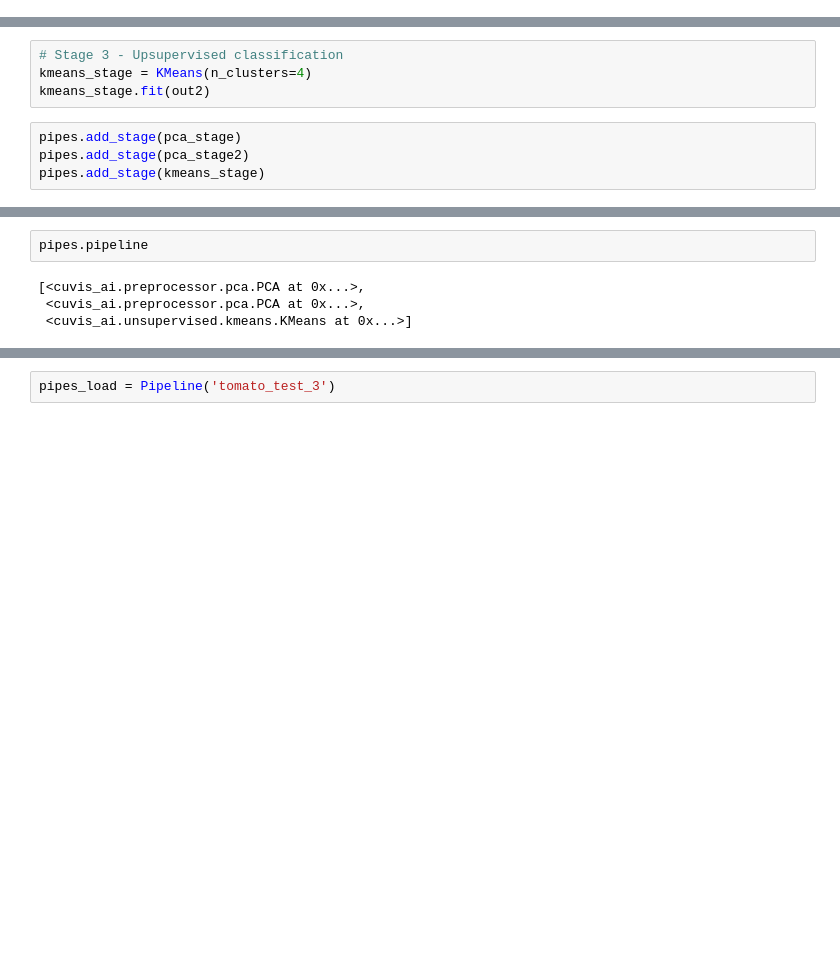
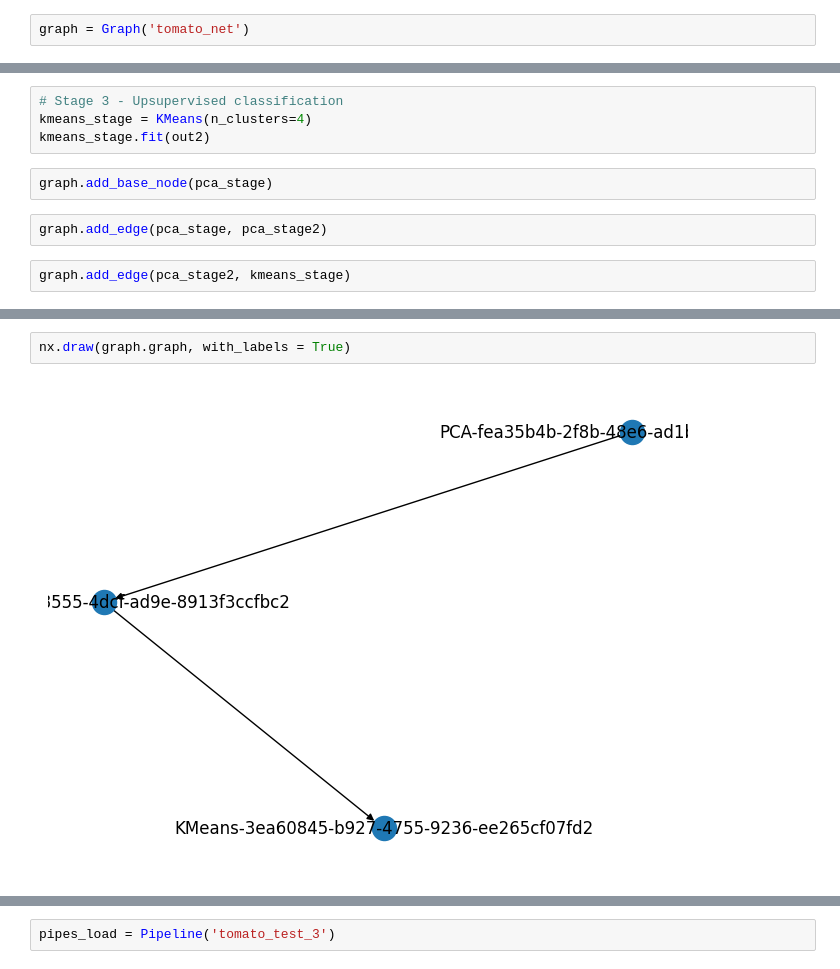
Before and after one commit to cubert-hyperspectral/cuvis.ai, a Jupyter notebook: Minimal_Example.ipynb, the cells around one changed output, grey strips where cells are left out. Cells and saved outputs as stored; diff of their text form; blank space fills up the shorter version.

Commit message:
adds proof of concept for graph operations

```diff
--- a/Minimal_Example.ipynb
+++ b/Minimal_Example.ipynb
@@ -14,3 +11,5 @@ pipes = Pipeline('tomato_test')
+# %%
+graph = Graph('tomato_net')
 # %%
 # Load a sample image
 data = cuvis.SessionFile('/home/nathaniel/Downloads/20230809_140605_X20_28_b_000.cu3s').get_measurement(0)
@@ -29,7 +28,9 @@ out2 = pca_stage2.forward(out)
 # Stage 3 - Upsupervised classification
 kmeans_stage = KMeans(n_clusters=4)
 kmeans_stage.fit(out2)
+# %%
+graph.add_base_node(pca_stage)
+# %%
+graph.add_edge(pca_stage, pca_stage2)
 # %%
-pipes.add_stage(pca_stage)
-pipes.add_stage(pca_stage2)
-pipes.add_stage(kmeans_stage)
+graph.add_edge(pca_stage2, kmeans_stage)
@@ -38,8 +65,6 @@ Single stage pipeline!
 # %%
-pipes.pipeline
+nx.draw(graph.graph, with_labels = True)
 # %% [output]
-[<cuvis_ai.preprocessor.pca.PCA at 0x...>,
- <cuvis_ai.preprocessor.pca.PCA at 0x...>,
- <cuvis_ai.unsupervised.kmeans.KMeans at 0x...>]
+[figure, added]
 # %%
 pipes.forward(sample_cube)
```
Also changed, not shown: parts of 13 cells of this notebook, 9 other files.
